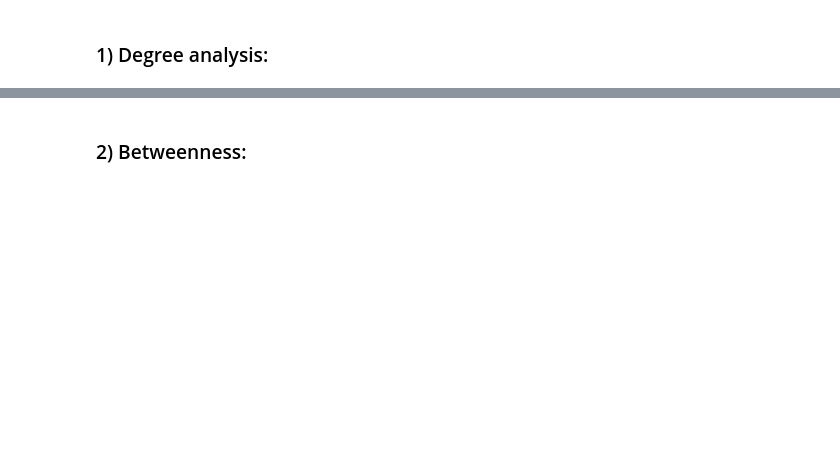
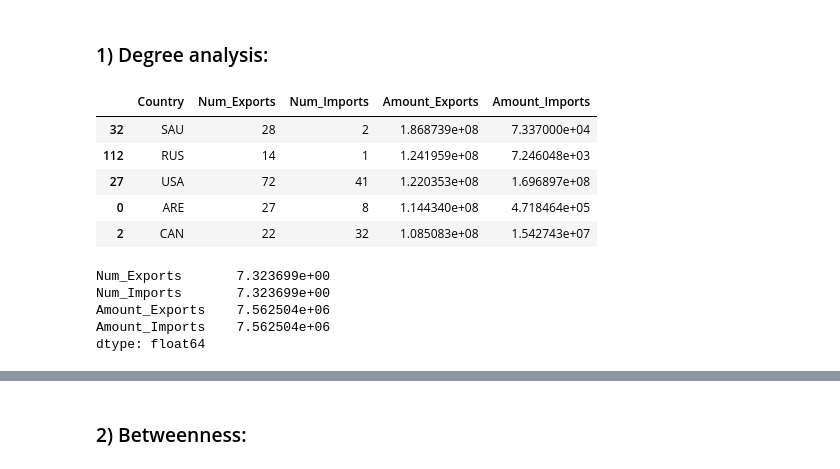
Before and after one commit to eduardgamez/Social-Computing-Analysis, a Jupyter notebook: notebooks/graph_metrics.ipynb, the cells around one changed output, grey strips where cells are left out. Saved outputs shown, nothing was run; the diff lists cells and outputs as text; code cells hidden in the pictures; blank space fills up the shorter version.

```diff
--- a/notebooks/graph_metrics.ipynb
+++ b/notebooks/graph_metrics.ipynb
@@ -8,4 +10,30 @@ graph = nx.read_gexf(BASE_DIR / "notebooks" / "world_trade_network.gexf")
 # %% [markdown]
 ### 1) Degree analysis:
 # %%
-# 1.1) Nodes degree and average degree:
+# 1.1) Nodes degree (considering the weight and the in and out degree):
+
+# In order to visualize these metrics better, we shall display them as a Pandas DataFrame:
+
+metrics = []
+for node in graph.nodes():
+    metrics.append({
+        'Country': node,
+
+        # Diplomacy (number of associates -> Without considering weights):
+        'Num_Exports': graph.out_degree(node),
+        'Num_Imports': graph.in_degree(node),
+
+        # Economy (volume of trades -> considering weights):
+        'Amount_Exports': graph.out_degree(node, weight='weight'),
+        'Amount_Imports': graph.in_degree(node, weight='weight')
+    })
+
+df_metrics = pd.DataFrame(metrics).sort_values(by='Amount_Exports', ascending=False)
+df_metrics.head(5)
+# %% [output]
+|  | Country | Num_Exports | Num_Imports | Amount_Exports | Amount_Imports |
+| 32 | SAU | 28 | 2 | 1.868739e+08 | 7.337000e+04 |
+| 112 | RUS | 14 | 1 | 1.241959e+08 | 7.246048e+03 |
+| 27 | USA | 72 | 41 | 1.220353e+08 | 1.696897e+08 |
+| 0 | ARE | 27 | 8 | 1.144340e+08 | 4.718464e+05 |
+| 2 | CAN | 22 | 32 | 1.085083e+08 | 1.542743e+07 |
@@ -13,0 +40,10 @@ graph = nx.read_gexf(BASE_DIR / "notebooks" / "world_trade_network.gexf")
+# %%
+# 1.2) Average degrees:
+average_degrees = df_metrics[['Num_Exports', 'Num_Imports', 'Amount_Exports', 'Amount_Imports']].mean()
+average_degrees
+# %% [output]
+Num_Exports       7.323699e+00
+Num_Imports       7.323699e+00
+Amount_Exports    7.562504e+06
+Amount_Imports    7.562504e+06
+dtype: float64
```
Also changed, not shown: parts of 6 cells of this notebook.
